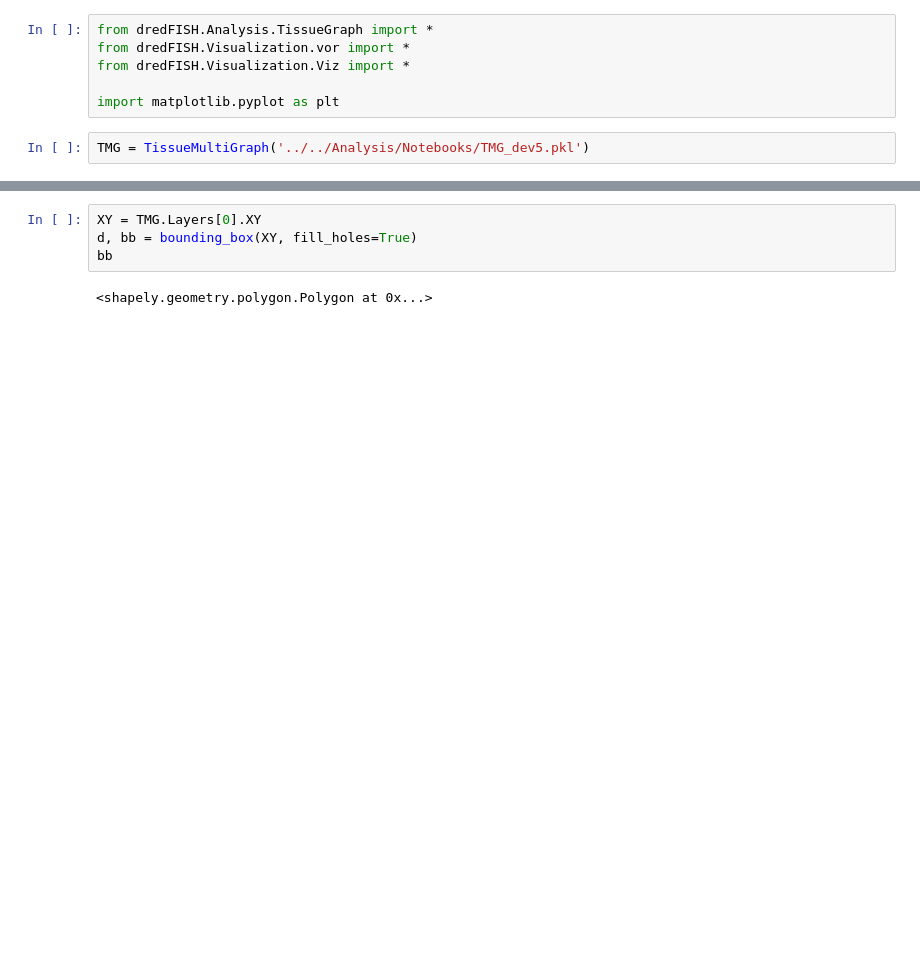
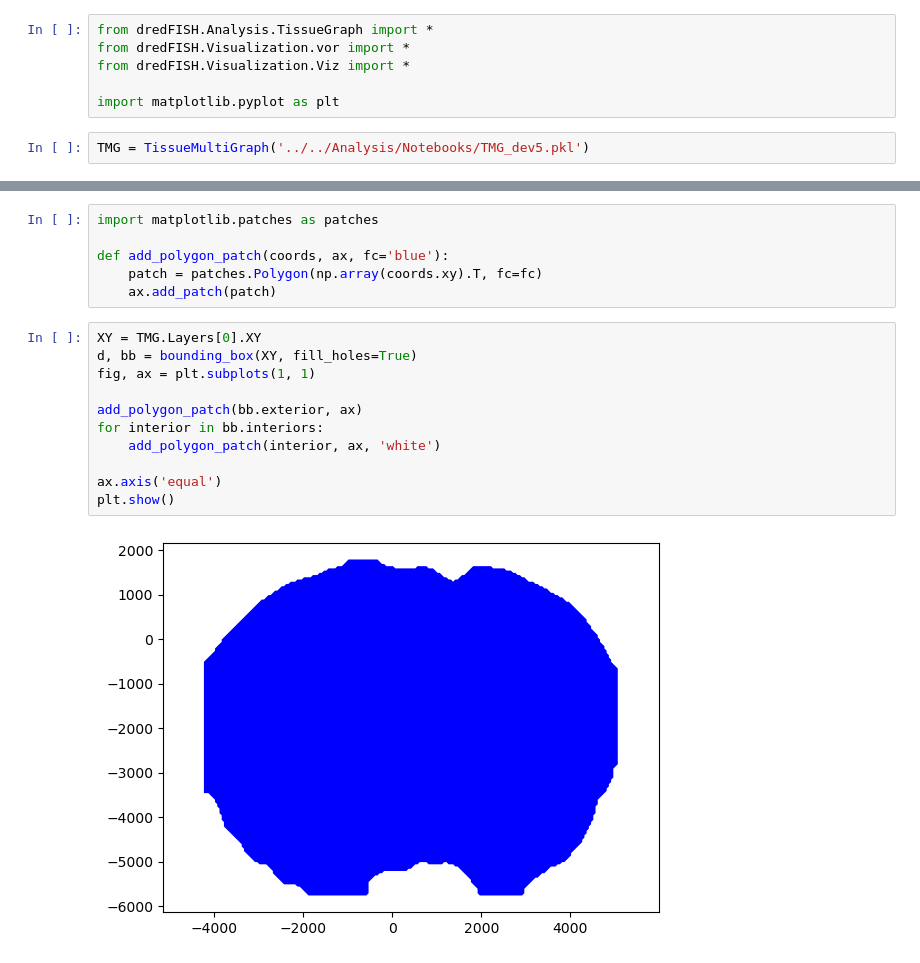
Before and after one commit to wollmanlab/dredFISH, a Jupyter notebook: dredFISH/Visualization/Notebooks/boundary_box_holes_testing.ipynb, the cells around one changed output, grey strips where cells are left out. Drawn from its saved outputs; the diff is of its cells as text; blank space fills up the shorter version.

Commit message:
moved plots to mpl instead of shapely in notebook

```diff
--- a/dredFISH/Visualization/Notebooks/boundary_box_holes_testing.ipynb
+++ b/dredFISH/Visualization/Notebooks/boundary_box_holes_testing.ipynb
@@ -17,9 +17,22 @@ KeyboardInterrupt:
+# %%
+import matplotlib.patches as patches
+
+def add_polygon_patch(coords, ax, fc='blue'):
+    patch = patches.Polygon(np.array(coords.xy).T, fc=fc)
+    ax.add_patch(patch)
 # %%
 XY = TMG.Layers[0].XY
 d, bb = bounding_box(XY, fill_holes=True)
-bb
+fig, ax = plt.subplots(1, 1)
+
+add_polygon_patch(bb.exterior, ax)
+for interior in bb.interiors:
+    add_polygon_patch(interior, ax, 'white')
+
+ax.axis('equal')
+plt.show()
 # %% [output]
-<shapely.geometry.polygon.Polygon at 0x...>
+[figure, added]
 # %%
 XY = TMG.Layers[0].XY
 d, bb = bounding_box(XY, fill_holes=False,  size_thr=8, hole_thr=10)
```
Also changed, not shown: parts of 4 cells of this notebook.
